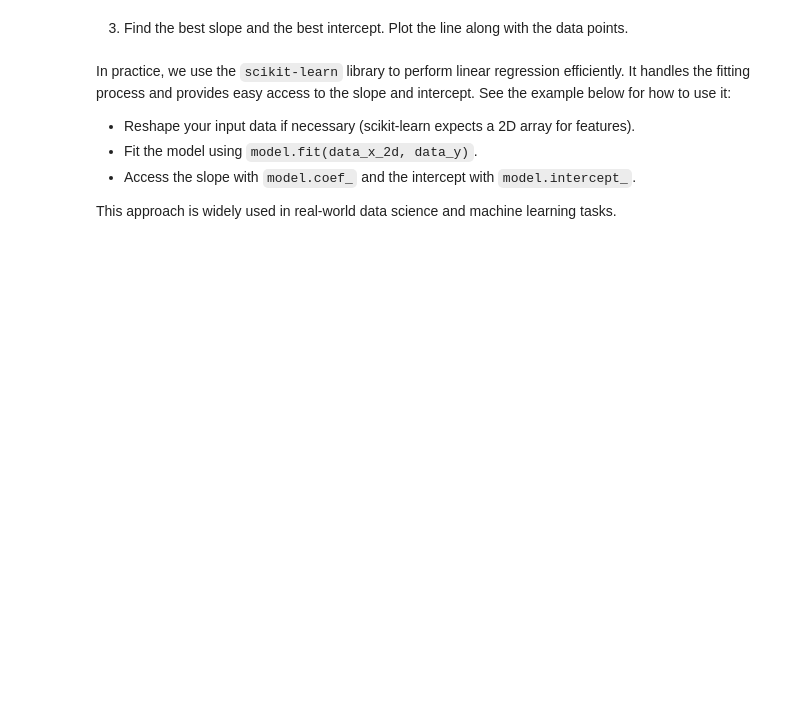
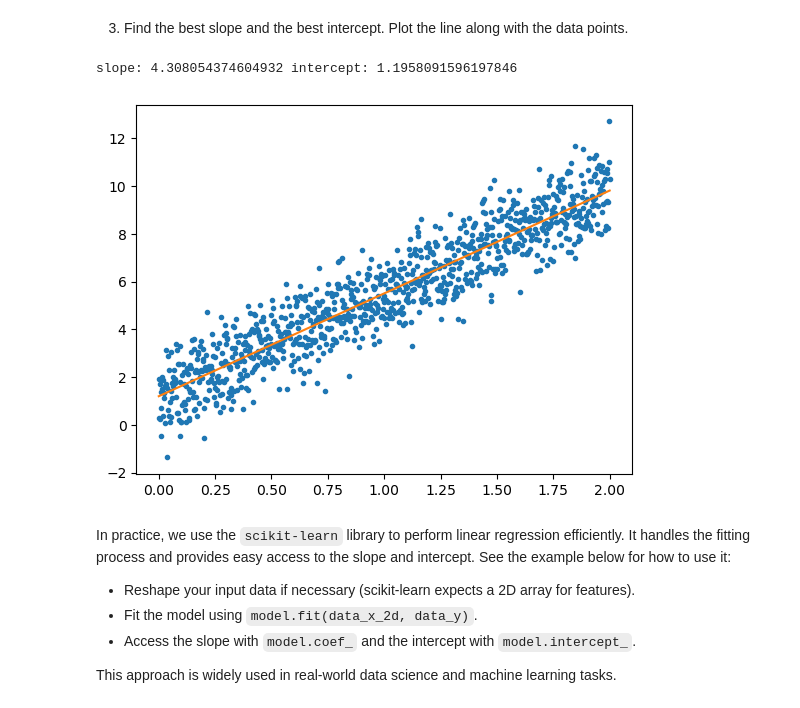
Before and after one commit to cs-muic/iccs205-lectures, a Jupyter notebook: lect08/01 Linear Regression.ipynb, the cells around one changed output. Saved outputs shown, nothing was run; the diff lists cells and outputs as text; code cells hidden in the pictures; blank space fills up the shorter version.

```diff
--- a/lect08/01 Linear Regression.ipynb
+++ b/lect08/01 Linear Regression.ipynb
@@ -73,5 +77,28 @@ plt.plot(data_x, data_y, '.')
 # %% [markdown]
 3) Find the best slope and the best intercept. Plot the line along with the data points.
+# %%
+
+# Calculate required sums
+def best_line(xs, ys):
+    def sx(nx):
+        return np.sum(xs**nx)
+    def sxy(nx):
+        return np.sum(xs**nx * ys)
+    A = np.array([[sx(2), sx(1)],
+                  [sx(1), sx(0)]])
+    B = np.array([sxy(1), sxy(0)])
+    return np.linalg.solve(A, B)
+
+m, b = best_line(data_x, data_y)
+
+plt.plot(data_x, data_y, '.')
+print("slope:", m, "intercept:", b)
+xs = np.linspace(min(data_x), max(data_x), 100)
+plt.plot(xs, m*xs+b, '-')
+plt.show()
+# %% [output]
+slope: 4.308054374604932 intercept: 1.1958091596197846
+[figure, added]
 # %% [markdown]
 
 In practice, we use the `scikit-learn` library to perform linear regression efficiently. It handles the fitting process and provides easy access to the slope and intercept. See the example below for how to use it:
```
Also changed, not shown: parts of 10 cells of this notebook, 1 other file.
